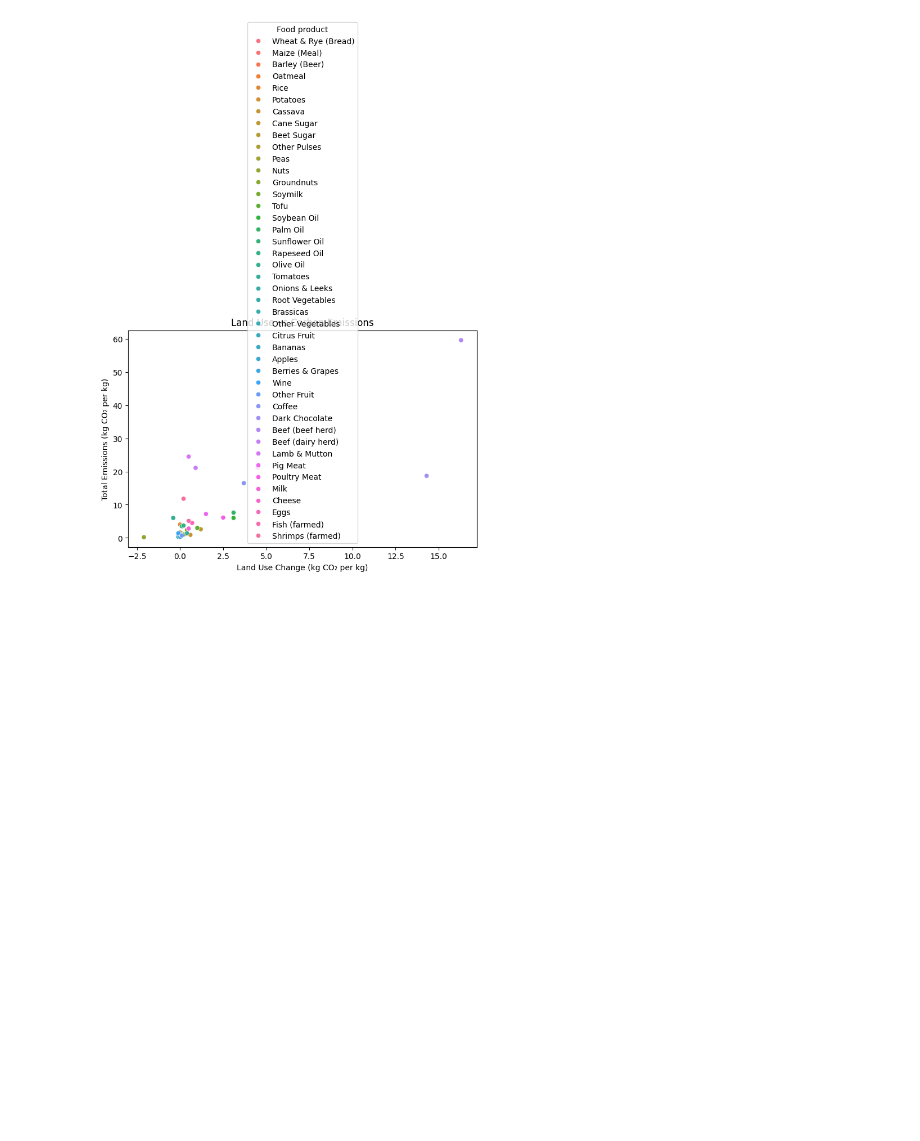
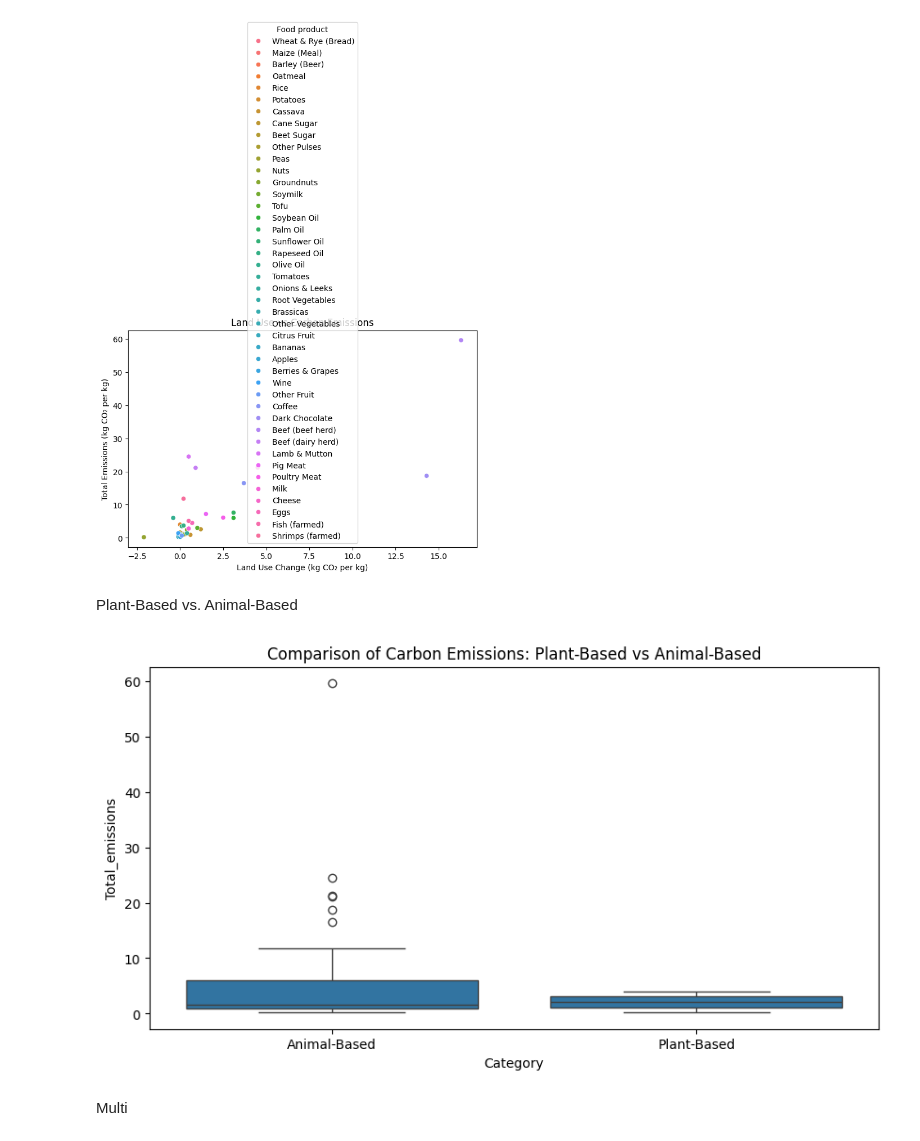
Before and after one commit to Victor-Osei/Environmental-Impact-of-Food-Production-Analysis, a Jupyter notebook: fpa.ipynb, the cells around one changed output. Saved outputs shown, nothing was run; the diff lists cells and outputs as text; code cells hidden in the pictures; blank space fills up the shorter version.

```diff
--- a/fpa.ipynb
+++ b/fpa.ipynb
@@ -161,3 +161,22 @@ plt.ylabel("Total Emissions (kg CO₂ per kg)")
 plt.show()
 # %% [output]
 [figure]
+# %% [markdown]
+Plant-Based vs. Animal-Based
+# %%
+# Define food categories
+plant_based = ["Rice", "Wheat", "Oats", "Soybeans", "Vegetables", "Fruits", "Nuts", "Legumes"]
+animal_based = ["Beef", "Lamb", "Pork", "Poultry", "Dairy", "Eggs", "Fish"]
+
+# Create a new column "Food Category"
+df["Category"] = df["Food product"].apply(lambda x: "Plant-Based" if x in plant_based else "Animal-Based")
+
+# Boxplot to compare emissions
+plt.figure(figsize=(10, 5))
+sns.boxplot(x="Category", y="Total_emissions", data=df)
+plt.title("Comparison of Carbon Emissions: Plant-Based vs Animal-Based")
+plt.show()
+# %% [output]
+[figure, added]
+# %% [markdown]
+Multi
```
Also changed, not shown: parts of 1 cell of this notebook.
